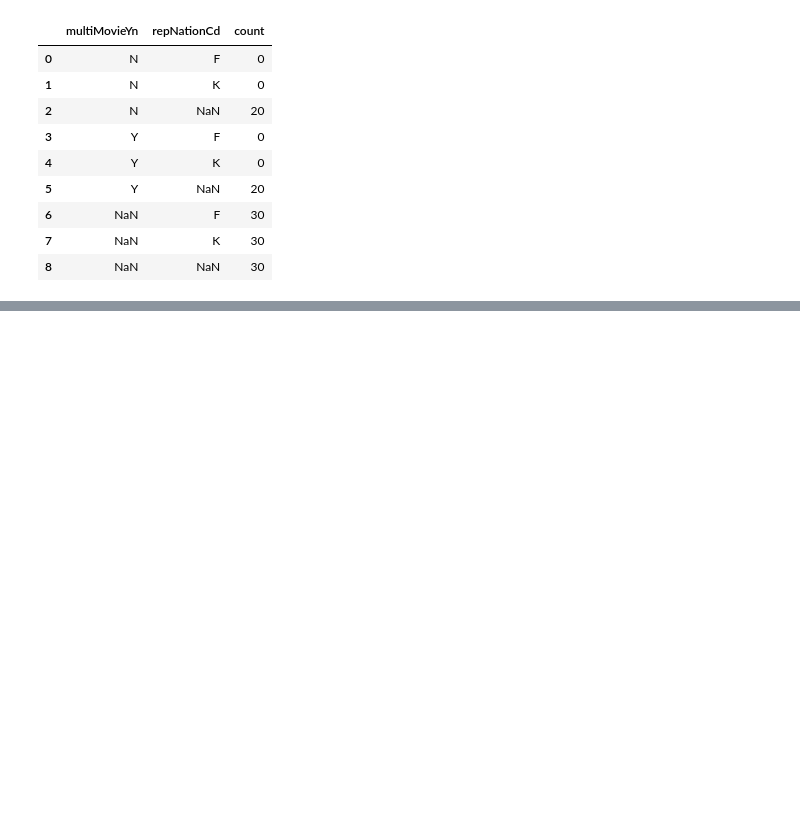
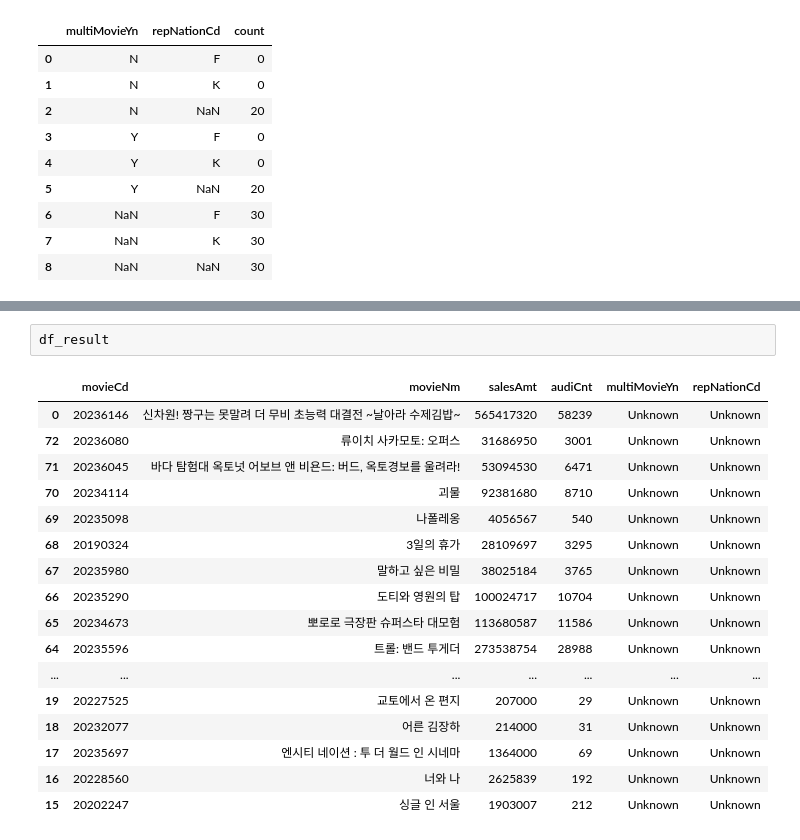
Before and after one commit to stundrg/myairflow, a Jupyter notebook: Untitled.ipynb, the cells around one changed output, grey strips where cells are left out. Drawn from its saved outputs; the diff is of its cells as text; blank space fills up the shorter version.

```diff
--- a/Untitled.ipynb
+++ b/Untitled.ipynb
@@ -30,0 +476,20 @@ Index(['rnum', 'rank', 'rankInten', 'rankOldAndNew', 'movieCd', 'movieNm',
+# %%
+df_result
+# %% [output]
+|  | movieCd | movieNm | salesAmt | audiCnt | multiMovieYn | repNationCd |
+| 0 | 20236146 | 신차원! 짱구는 못말려 더 무비 초능력 대결전 ~날아라 수제김밥~ | 565417320 | 58239 | Unknown | Unknown |
+| 72 | 20236080 | 류이치 사카모토: 오퍼스 | 31686950 | 3001 | Unknown | Unknown |
+| 71 | 20236045 | 바다 탐험대 옥토넛 어보브 앤 비욘드: 버드, 옥토경보를 울려라! | 53094530 | 6471 | Unknown | Unknown |
+| 70 | 20234114 | 괴물 | 92381680 | 8710 | Unknown | Unknown |
+| 69 | 20235098 | 나폴레옹 | 4056567 | 540 | Unknown | Unknown |
+| 68 | 20190324 | 3일의 휴가 | 28109697 | 3295 | Unknown | Unknown |
+| 67 | 20235980 | 말하고 싶은 비밀 | 38025184 | 3765 | Unknown | Unknown |
+| 66 | 20235290 | 도티와 영원의 탑 | 100024717 | 10704 | Unknown | Unknown |
+| 65 | 20234673 | 뽀로로 극장판 슈퍼스타 대모험 | 113680587 | 11586 | Unknown | Unknown |
+| 64 | 20235596 | 트롤: 밴드 투게더 | 273538754 | 28988 | Unknown | Unknown |
+| ... | ... | ... | ... | ... | ... | ... |
+| 19 | 20227525 | 교토에서 온 편지 | 207000 | 29 | Unknown | Unknown |
+| 18 | 20232077 | 어른 김장하 | 214000 | 31 | Unknown | Unknown |
+| 17 | 20235697 | 엔시티 네이션 : 투 더 월드 인 시네마 | 1364000 | 69 | Unknown | Unknown |
+| 16 | 20228560 | 너와 나 | 2625839 | 192 | Unknown | Unknown |
+| 15 | 20202247 | 싱글 인 서울 | 1903007 | 212 | Unknown | Unknown |
```
Also changed, not shown: parts of 26 cells of this notebook, 5 other files.
